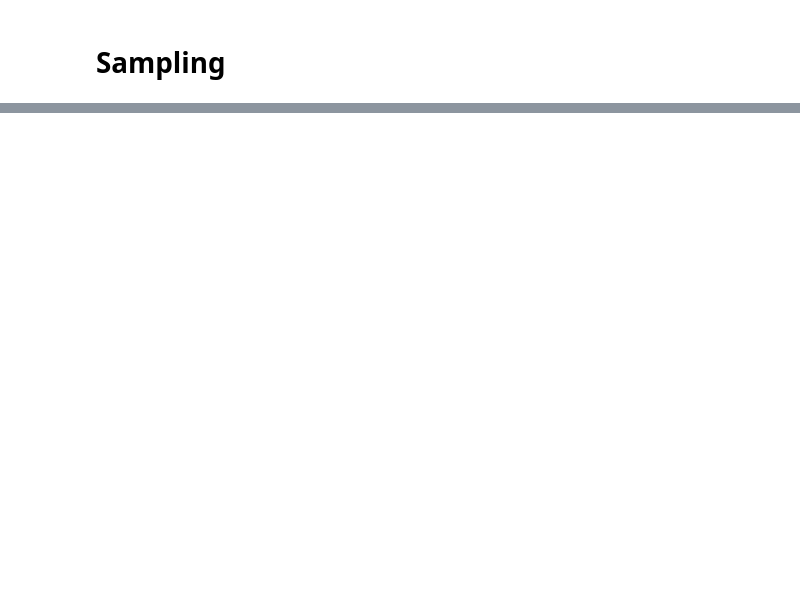
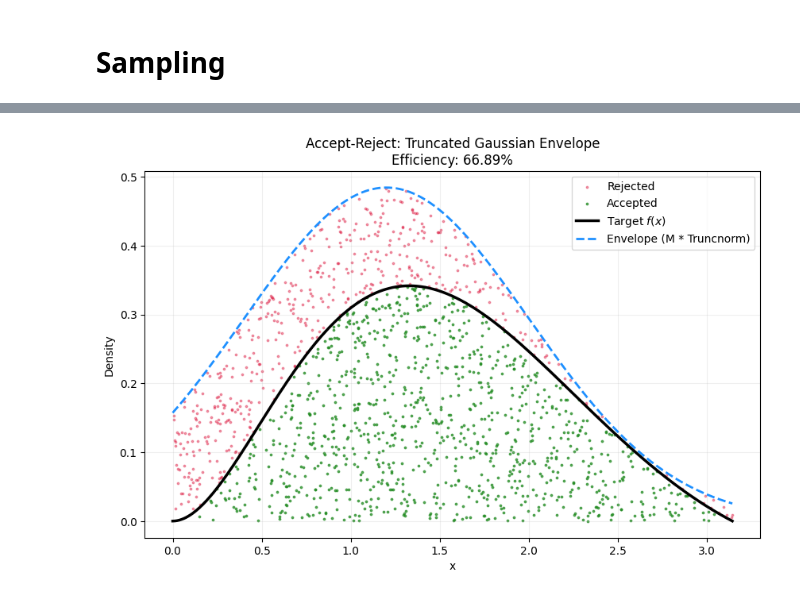
Before and after one commit to SerGor000/DaMaGEbook, a Jupyter notebook: Coding/Cheatsheets/sampling.ipynb, the cells around one changed output, grey strips where cells are left out. Saved outputs shown, nothing was run; the diff lists cells and outputs as text; code cells hidden in the pictures; blank space fills up the shorter version.

```diff
--- a/Coding/Cheatsheets/sampling.ipynb
+++ b/Coding/Cheatsheets/sampling.ipynb
@@ -38,0 +76,71 @@ ax.scatter(x, y, c=y, s=x)
+# %%
+import numpy as np
+import matplotlib.pyplot as plt
+from scipy.stats import truncnorm
+
+# 1. Definice cílové funkce f(x)
+def f(x):
+    return x * np.sin(x) * np.exp(-x)
+
+# 2. Parametry pro Truncated Gaussian (Proposal g)
+low, high = 0, np.pi
+mu_g, sigma_g = 1.2, 0.8
+
+# Přepočet hranic pro scipy.stats.truncnorm
+a, b = (low - mu_g) / sigma_g, (high - mu_g) / sigma_g
+
+# 3. Nalezení konstanty M
+# Potřebujeme M takové, aby f(x) <= M * g(x)
+# g(x) je v tomto případě truncnorm.pdf
+x_vals = np.linspace(low, high, 500)
+# M musí být alespoval max(f(x) / g(x))
+ratio = f(x_vals) / truncnorm.pdf(x_vals, a, b, loc=mu_g, scale=sigma_g)
+M = np.max(ratio) * 1.05  # 5% rezerva pro jistotu
+
+# 4. Simulace
+n_target = 1000
+accepted_x, accepted_y = [], []
+rejected_x, rejected_y = [], []
+
+while len(accepted_x) < n_target:
+    # Generujeme kandidáta přímo z oříznuté Gaussovky (vždy v intervalu [0, pi])
+    x_cand = truncnorm.rvs(a, b, loc=mu_g, scale=sigma_g)
+
+    # Návrhová hustota v bodě x_cand
+    g_val = truncnorm.pdf(x_cand, a, b, loc=mu_g, scale=sigma_g)
+
+    # Generujeme náhodnou výšku u pod obalovou funkcí M * g(x)
+    u = np.random.uniform(0, M * g_val)
+
+    if u <= f(x_cand):
+        accepted_x.append(x_cand)
+        accepted_y.append(u)
+    else:
+        rejected_x.append(x_cand)
+        rejected_y.append(u)
+
+# 5. Vizualizace
+fig, ax = plt.subplots(figsize=(10, 6))
+
+# Vykreslení pokusů
+ax.scatter(rejected_x, rejected_y, color='crimson', s=3, alpha=0.4, label='Rejected')
+ax.scatter(accepted_x, accepted_y, color='forestgreen', s=3, alpha=0.7, label='Accepted')
+
+# Vykreslení křivek
+ax.plot(x_vals, f(x_vals), color='black', lw=2.5, label='Target $f(x)$')
+ax.plot(x_vals, M * truncnorm.pdf(x_vals, a, b, loc=mu_g, scale=sigma_g),
+        color='dodgerblue', linestyle='--', lw=2, label='Envelope (M * Truncnorm)')
+
+# Statistiky
+total_attempts = len(accepted_x) + len(rejected_x)
+eff = len(accepted_x) / total_attempts
+
+ax.set_title(f'Accept-Reject: Truncated Gaussian Envelope\nEfficiency: {eff:.2%}')
+ax.set_xlabel('x')
+ax.set_ylabel('Density')
+ax.legend()
+ax.grid(alpha=0.2)
+
+plt.show()
+# %% [output]
+[figure, added]
```
Also changed, not shown: parts of 10 cells of this notebook, 4 other files.
